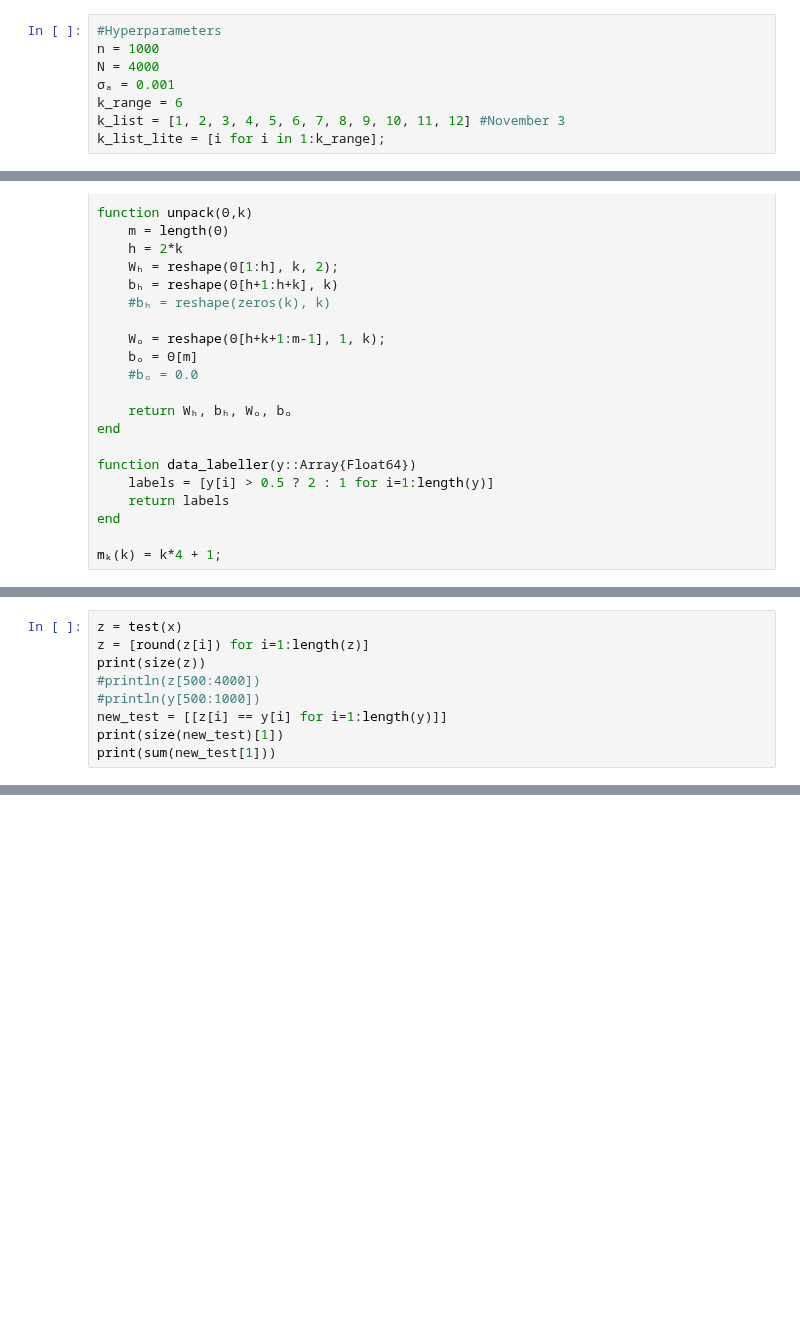
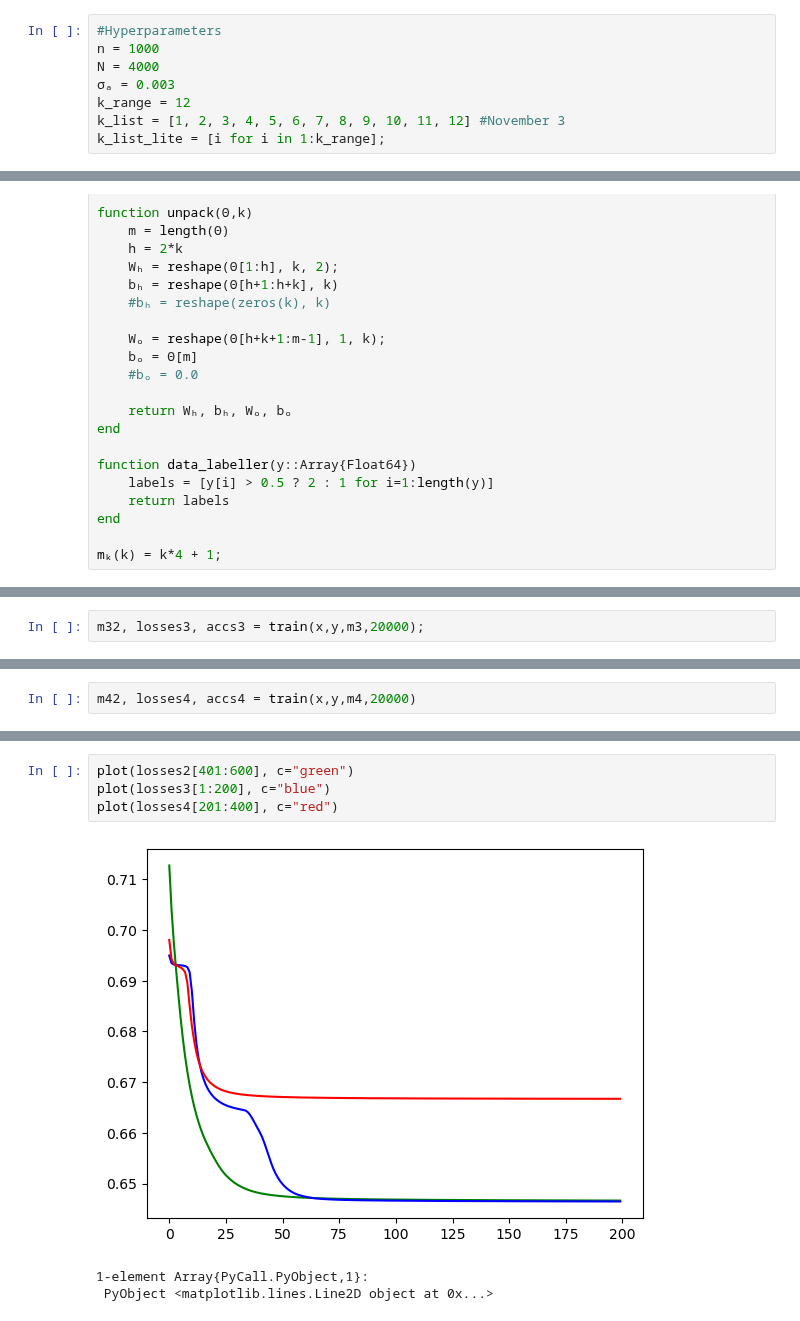
Before and after one commit to jberezow/RJMCMC, a Jupyter notebook: Thesis-FixedNetworks.ipynb, the cells around one changed output, grey strips where cells are left out. Cells and saved outputs as stored; diff of their text form; blank space fills up the shorter version.

```diff
--- a/Thesis-FixedNetworks.ipynb
+++ b/Thesis-FixedNetworks.ipynb
@@ -7,8 +8,8 @@ using Flux;
 #Hyperparameters
 n = 1000
 N = 4000
-σₐ = 0.001
-k_range = 6
+σₐ = 0.003
+k_range = 12
 k_list = [1, 2, 3, 4, 5, 6, 7, 8, 9, 10, 11, 12] #November 3
 k_list_lite = [i for i in 1:k_range];
 # %%
@@ -179,9 +95,0 @@ ErrorException: Output should be scalar; gradients are not defined for output [0
-# %%
-z = test(x)
-z = [round(z[i]) for i=1:length(z)]
-print(size(z))
-#println(z[500:4000])
-#println(y[500:1000])
-new_test = [[z[i] == y[i] for i=1:length(y)]]
-print(size(new_test)[1])
-print(sum(new_test[1]))
@@ -263,0 +188,2 @@ plot(accs)
+# %%
+m32, losses3, accs3 = train(x,y,m3,20000);
@@ -263,0 +208,2 @@ plot(accs)
+# %%
+m42, losses4, accs4 = train(x,y,m4,20000)
@@ -263,0 +229,8 @@ plot(accs)
+# %%
+plot(losses2[401:600], c="green")
+plot(losses3[1:200], c="blue")
+plot(losses4[201:400], c="red")
+# %% [output]
+[figure, added]
+1-element Array{PyCall.PyObject,1}:
+ PyObject <matplotlib.lines.Line2D object at 0x...>
```
Also changed, not shown: parts of 11 cells of this notebook.
